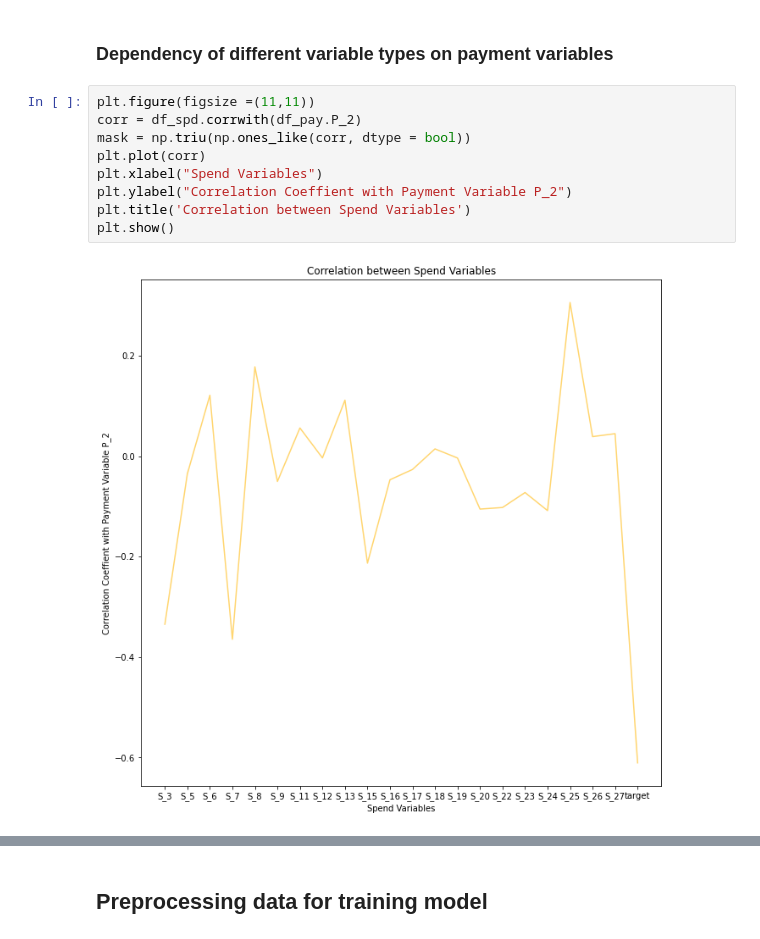
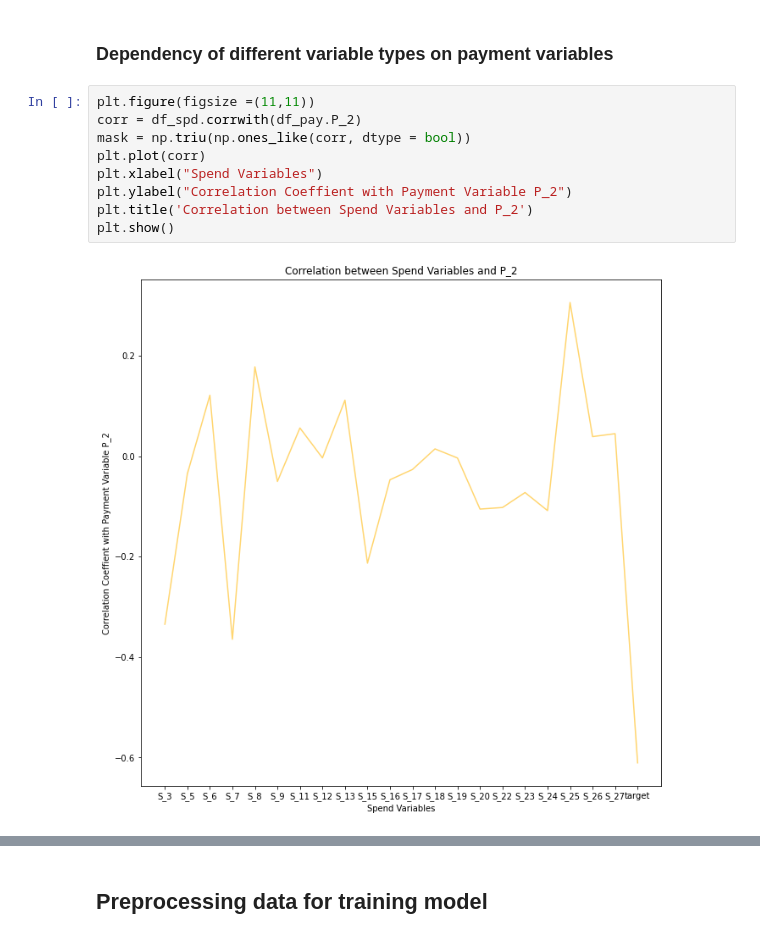
Before and after one commit to Garimagupta85/Default-Prediction, a Jupyter notebook: EDA_Model.ipynb, the cells around one changed output, grey strips where cells are left out. Drawn from its saved outputs; the diff is of its cells as text.

Commit message:
Plot title changed

```diff
--- a/EDA_Model.ipynb
+++ b/EDA_Model.ipynb
@@ -305,14 +305,14 @@ plt.show()
 # %%
 plt.figure(figsize =(11,11))
 corr = df_spd.corrwith(df_pay.P_2)
 mask = np.triu(np.ones_like(corr, dtype = bool))
 plt.plot(corr)
 plt.xlabel("Spend Variables")
 plt.ylabel("Correlation Coeffient with Payment Variable P_2")
-plt.title('Correlation between Spend Variables')
+plt.title('Correlation between Spend Variables and P_2')
 plt.show()
 # %% [output]
-[figure, old version]
+[figure, new version]
 # %%
 plt.figure(figsize =(25,15))
 corr = df_bal.corrwith(df_pay.P_2)
```
Also changed, not shown: parts of 2 cells of this notebook.
